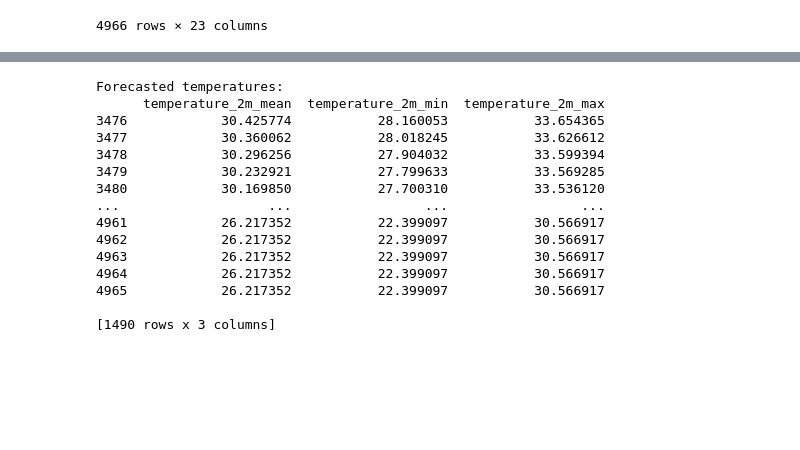
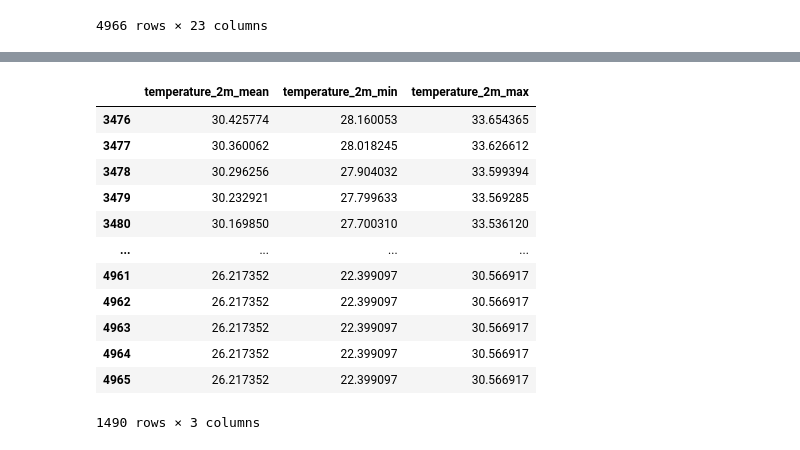
Before and after one commit to OmdenaAI/karachi-pakistan-weather-prediction, a Jupyter notebook: src/tasks/task_3_modelling/Forecasting_the_temperature.ipynb, the cells around one changed output, grey strips where cells are left out. Saved outputs shown, nothing was run; the diff lists cells and outputs as text; code cells hidden in the pictures; blank space fills up the shorter version.

```diff
--- a/src/tasks/task_3_modelling/Forecasting_the_temperature.ipynb
+++ b/src/tasks/task_3_modelling/Forecasting_the_temperature.ipynb
@@ -257,21 +260,18 @@ HQIC:  21343.530053628496
 # %%
 n_forecast = len(test_data)
 forecast = results.forecast(steps=n_forecast)
-print("Forecasted temperatures:")
-print(forecast)
+forecast
 # %% [output]
+|  | temperature_2m_mean | temperature_2m_min | temperature_2m_max |
+| 3476 | 30.425774 | 28.160053 | 33.654365 |
+| 3477 | 30.360062 | 28.018245 | 33.626612 |
+| 3478 | 30.296256 | 27.904032 | 33.599394 |
+| 3479 | 30.232921 | 27.799633 | 33.569285 |
+| 3480 | 30.169850 | 27.700310 | 33.536120 |
+| ... | ... | ... | ... |
+| 4961 | 26.217352 | 22.399097 | 30.566917 |
+| 4962 | 26.217352 | 22.399097 | 30.566917 |
+| 4963 | 26.217352 | 22.399097 | 30.566917 |
+| 4964 | 26.217352 | 22.399097 | 30.566917 |
+| 4965 | 26.217352 | 22.399097 | 30.566917 |
-Forecasted temperatures:
-      temperature_2m_mean  temperature_2m_min  temperature_2m_max
-3476            30.425774           28.160053           33.654365
-3477            30.360062           28.018245           33.626612
-3478            30.296256           27.904032           33.599394
-3479            30.232921           27.799633           33.569285
-3480            30.169850           27.700310           33.536120
-...                   ...                 ...                 ...
-4961            26.217352           22.399097           30.566917
-4962            26.217352           22.399097           30.566917
-4963            26.217352           22.399097           30.566917
-4964            26.217352           22.399097           30.566917
-4965            26.217352           22.399097           30.566917
-
-[1490 rows x 3 columns]
+1490 rows × 3 columns
```
Also changed, not shown: parts of 10 cells of this notebook.
